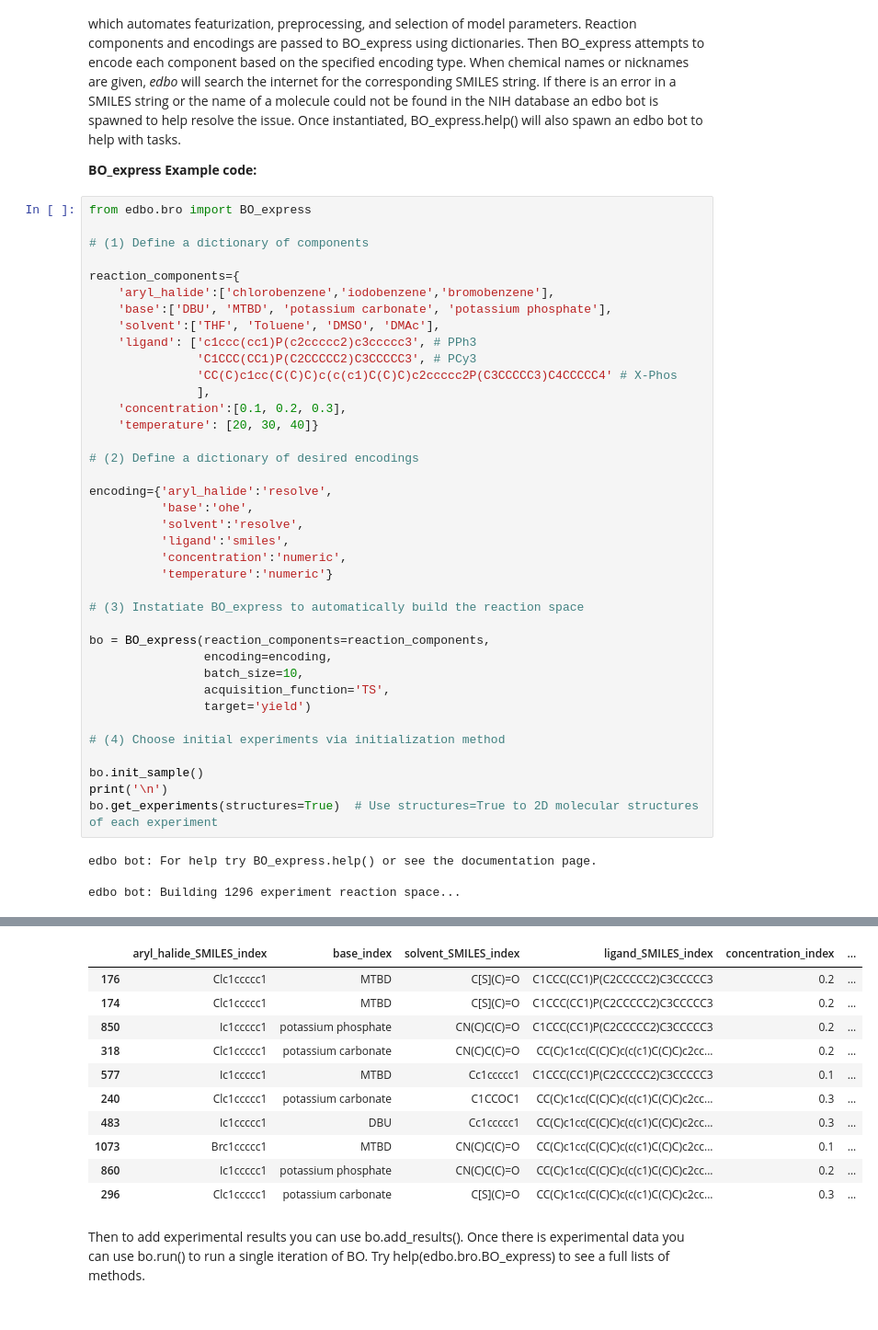
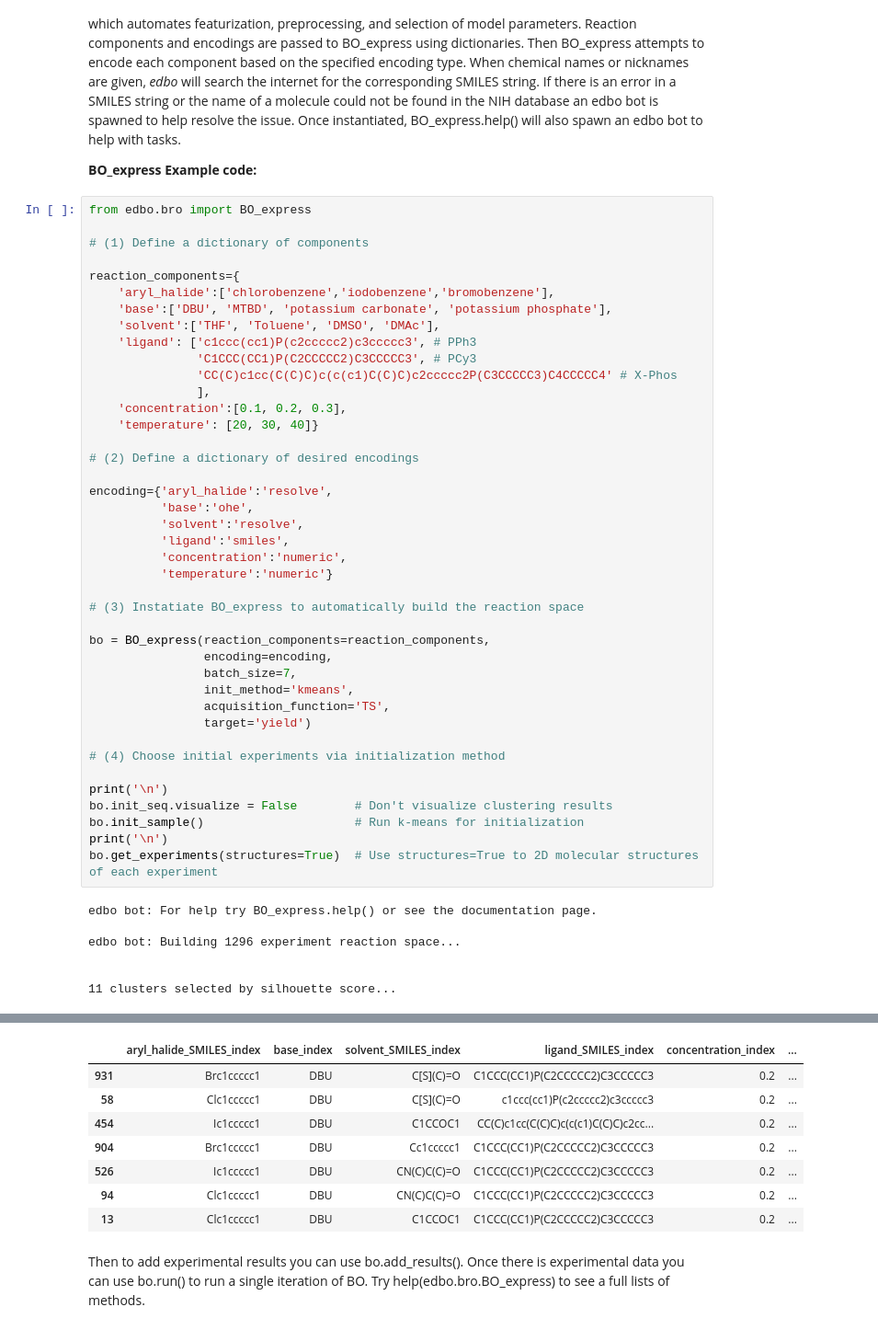
Before and after one commit to b-shields/edbo, a Jupyter notebook: experiments/edbo_demo_and_simulations.ipynb, the cells around one changed output, grey strips where cells are left out. Shown at 92% size. Saved outputs shown, nothing was run; the diff lists cells and outputs as text.

```diff
--- a/experiments/edbo_demo_and_simulations.ipynb
+++ b/experiments/edbo_demo_and_simulations.ipynb
@@ -127,19 +127,25 @@ encoding={'aryl_halide':'resolve',
 
 bo = BO_express(reaction_components=reaction_components,
                 encoding=encoding,
-                batch_size=10,
+                batch_size=7,
+                init_method='kmeans',
                 acquisition_function='TS',
                 target='yield')
 
 # (4) Choose initial experiments via initialization method
 
-bo.init_sample()
+print('\n')
+bo.init_seq.visualize = False        # Don't visualize clustering results
+bo.init_sample()                     # Run k-means for initialization
 print('\n')
 bo.get_experiments(structures=True)  # Use structures=True to 2D molecular structures of each experiment
 # %% [output]
 edbo bot: For help try BO_express.help() or see the documentation page.
 
 edbo bot: Building 1296 experiment reaction space...
+
+
+11 clusters selected by silhouette score...
 [drawing not drawn]
 [drawing not drawn]
 [drawing not drawn]
@@ -153,14 +156,11 @@ edbo bot: Building 1296 experiment reaction space...
 |  | aryl_halide_SMILES_index | base_index | solvent_SMILES_index | ligand_SMILES_index | concentration_index | ... |
-| 176 | Clc1ccccc1 | MTBD | C[S](C)=O | C1CCC(CC1)P(C2CCCCC2)C3CCCCC3 | 0.2 | ... |
-| 174 | Clc1ccccc1 | MTBD | C[S](C)=O | C1CCC(CC1)P(C2CCCCC2)C3CCCCC3 | 0.2 | ... |
-| 850 | Ic1ccccc1 | potassium phosphate | CN(C)C(C)=O | C1CCC(CC1)P(C2CCCCC2)C3CCCCC3 | 0.2 | ... |
-| 318 | Clc1ccccc1 | potassium carbonate | CN(C)C(C)=O | CC(C)c1cc(C(C)C)c(c(c1)C(C)C)c2cc... | 0.2 | ... |
-| 577 | Ic1ccccc1 | MTBD | Cc1ccccc1 | C1CCC(CC1)P(C2CCCCC2)C3CCCCC3 | 0.1 | ... |
-| 240 | Clc1ccccc1 | potassium carbonate | C1CCOC1 | CC(C)c1cc(C(C)C)c(c(c1)C(C)C)c2cc... | 0.3 | ... |
-| 483 | Ic1ccccc1 | DBU | Cc1ccccc1 | CC(C)c1cc(C(C)C)c(c(c1)C(C)C)c2cc... | 0.3 | ... |
-| 1073 | Brc1ccccc1 | MTBD | CN(C)C(C)=O | CC(C)c1cc(C(C)C)c(c(c1)C(C)C)c2cc... | 0.1 | ... |
-| 860 | Ic1ccccc1 | potassium phosphate | CN(C)C(C)=O | CC(C)c1cc(C(C)C)c(c(c1)C(C)C)c2cc... | 0.2 | ... |
-| 296 | Clc1ccccc1 | potassium carbonate | C[S](C)=O | CC(C)c1cc(C(C)C)c(c(c1)C(C)C)c2cc... | 0.3 | ... |
+| 931 | Brc1ccccc1 | DBU | C[S](C)=O | C1CCC(CC1)P(C2CCCCC2)C3CCCCC3 | 0.2 | ... |
+| 58 | Clc1ccccc1 | DBU | C[S](C)=O | c1ccc(cc1)P(c2ccccc2)c3ccccc3 | 0.2 | ... |
+| 454 | Ic1ccccc1 | DBU | C1CCOC1 | CC(C)c1cc(C(C)C)c(c(c1)C(C)C)c2cc... | 0.2 | ... |
+| 904 | Brc1ccccc1 | DBU | Cc1ccccc1 | C1CCC(CC1)P(C2CCCCC2)C3CCCCC3 | 0.2 | ... |
+| 526 | Ic1ccccc1 | DBU | CN(C)C(C)=O | C1CCC(CC1)P(C2CCCCC2)C3CCCCC3 | 0.2 | ... |
+| 94 | Clc1ccccc1 | DBU | CN(C)C(C)=O | C1CCC(CC1)P(C2CCCCC2)C3CCCCC3 | 0.2 | ... |
+| 13 | Clc1ccccc1 | DBU | C1CCOC1 | C1CCC(CC1)P(C2CCCCC2)C3CCCCC3 | 0.2 | ... |
 # %% [markdown]
 Then to add experimental results you can use bo.add_results(). Once there is experimental data you can use bo.run() to run a single iteration of BO. Try help(edbo.bro.BO_express) to see a full lists of methods.
 # %% [markdown]
```
Also changed, not shown: parts of 1 cell of this notebook.
